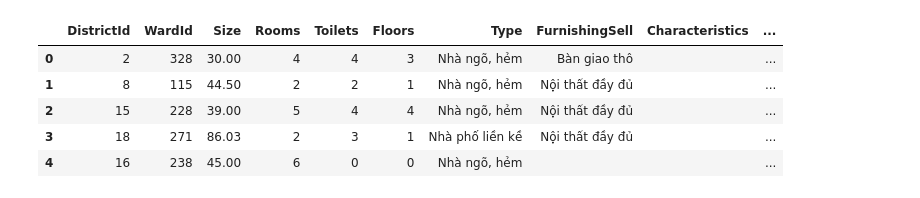
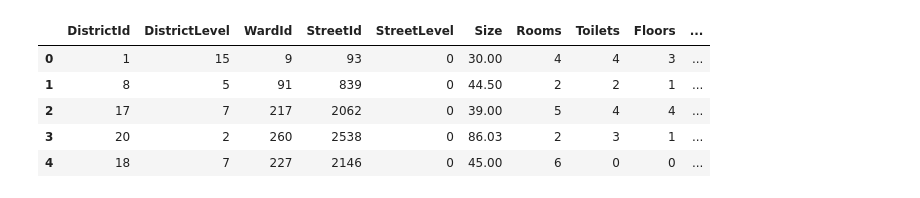
Before and after one commit to NND24/realEstatePredict, a Jupyter notebook: nhaTotPredict/nhaO/DuDoanNhaO.ipynb, the cells around one changed output. Cells and saved outputs as stored; diff of their text form; code cells hidden in the pictures.

Commit message:
Add street

```diff
--- a/nhaTotPredict/nhaO/DuDoanNhaO.ipynb
+++ b/nhaTotPredict/nhaO/DuDoanNhaO.ipynb
@@ -395,0 +3496,24 @@ def convert_ward_to_wardId(ward, districtId):
+# %%
+def map_district_level(DistrictId):
+    if DistrictId in [1]:
+        return 15
+    elif DistrictId in [3, 5]:
+        return 11
+    elif DistrictId in [10]:
+        return 10
+    elif DistrictId in [11,15,17,18]:
+        return 7
+    elif DistrictId in [19,6,16,2]:
+        return 6
+    elif DistrictId in [7,8]:
+        return 5
+    elif DistrictId in [13,14]:
+        return 4
+    elif DistrictId in [24,12,4,9]:
+        return 3
+    elif DistrictId in [20,21,23]:
+        return 2
+    elif DistrictId in [22]:
+        return 1
+    else:
+        return 0
@@ -404,10 +3604,12 @@ if 'address' in df1.columns:
     df1 = df1[~df1['address'].str.contains('Cập nhật', case=False, na=False)]
 
     # Split the 'address' into multiple parts based on ', ' and take the last two columns (district and province)
-    df1[['ward','district', 'province']] = df1['address'].apply(lambda x: pd.Series(x.split(', ')[-3:]))
+    df1[['street','ward','district', 'province']] = df1['address'].apply(lambda x: pd.Series(x.split(', ')[-4:]))
 
     # Remove "Tp " from the beginning of the 'province' column
     df1['province'] = df1['province'].str.replace(r'^Tp\s+', '', regex=True)
+
+    df1['street'] = df1['street'].str.replace(r'^\s*Đường(?!\s*(\d|số))', '', regex=True)
 
     # Drop the 'address' column after splitting
     df1.drop(columns=['address'], inplace=True)
@@ -418,11 +3620,27 @@ df1['DistrictId'] = df1['district'].apply(convert_district_to_districtId)
 # Thay thế np.nan bằng 0, sau đó chuyển cột thành kiểu int
 df1['DistrictId'] = df1['DistrictId'].fillna(0).astype(int)
 
+df1['DistrictLevel'] = df1['DistrictId'].apply(map_district_level)
+df1['DistrictLevel'] = df1['DistrictLevel'].fillna(0).astype(int)
+
 # Áp dụng hàm để chuyển đổi ward thành wardId
 df1['WardId'] = df1.apply(lambda row: convert_ward_to_wardId(row['ward'], row['DistrictId']), axis=1)
 
 # Chuyển đổi thành kiểu số nguyên nếu cần
 df1['WardId'] = df1['WardId'].fillna(0).astype(int)
+
+df1['street'] = df1['street'].str.strip()
+
+# Áp dụng hàm để chuyển đổi street thành streetId
+df1['StreetId'] = df1.apply(lambda row: convert_street_to_streetId(row['street'], row['WardId']), axis=1)
+
+# Chuyển đổi thành kiểu số nguyên nếu cần
+df1['StreetId'] = df1['StreetId'].fillna(0).astype(int)
+
+df1['StreetLevel'] = df1['StreetId'].apply(map_street_level)
+df1['StreetLevel'] = df1['StreetLevel'].fillna(0).astype(int)
+
+df1 = df1.query('DistrictId != 0 and WardId != 0 and StreetId != 0')
 
 # Drop rows where price is "Giá thỏa thuận"
 df1 = df1[df1['price'] != "Giá thỏa thuận"]
@@ -486,39 +3704,40 @@ df1['Rooms'] = df1['rooms']
 df1['Toilets'] = df1['toilets']
 df1['Floors'] = df1['floors']
 df1['Type'] = df1['house_type']
 df1['FurnishingSell'] = df1['furnishing_sell']
 df1['Characteristics'] = df1['pty_characteristics']
 df1['Urgent'] = df1['title'].apply(lambda x: 1 if 'gấp' in x.lower() or 'ngộp' in x.lower() else 0).astype(int)
 df1['Price'] = df1['price']
 
 df1.drop(columns=['pty_characteristics'], inplace=True)
 df1.drop(columns=['ward'], inplace=True)
 df1.drop(columns=['district'], inplace=True)
+df1.drop(columns=['street'], inplace=True)
 df1.drop(columns=['furnishing_sell'], inplace=True)
 df1.drop(columns=['rooms'], inplace=True)
 df1.drop(columns=['toilets'], inplace=True)
 df1.drop(columns=['floors'], inplace=True)
 df1.drop(columns=['size'], inplace=True)
 df1.drop(columns=['price'], inplace=True)
 df1.drop(columns=['house_type'], inplace=True)
 df1.drop(columns=['price_m2'], inplace=True)
 df1.drop(columns=['property_legal_document'], inplace=True)
 df1.drop(columns=['direction'], inplace=True)
 df1.drop(columns=['width'], inplace=True)
 df1.drop(columns=['length'], inplace=True)
 df1.drop(columns=['living_size'], inplace=True)
 df1.drop(columns=['province'], inplace=True)
 df1.drop(columns=['title'], inplace=True)
 
 # Display the updated DataFrame
 df1.head()
 # %% [output]
-|  | DistrictId | WardId | Size | Rooms | Toilets | Floors | Type | FurnishingSell | Characteristics | ... |
-| 0 | 2 | 328 | 30.00 | 4 | 4 | 3 | Nhà ngõ, hẻm | Bàn giao thô |  | ... |
-| 1 | 8 | 115 | 44.50 | 2 | 2 | 1 | Nhà ngõ, hẻm | Nội thất đầy đủ |  | ... |
-| 2 | 15 | 228 | 39.00 | 5 | 4 | 4 | Nhà ngõ, hẻm | Nội thất đầy đủ |  | ... |
-| 3 | 18 | 271 | 86.03 | 2 | 3 | 1 | Nhà phố liền kề | Nội thất đầy đủ |  | ... |
-| 4 | 16 | 238 | 45.00 | 6 | 0 | 0 | Nhà ngõ, hẻm |  |  | ... |
+|  | DistrictId | DistrictLevel | WardId | StreetId | StreetLevel | Size | Rooms | Toilets | Floors | ... |
+| 0 | 1 | 15 | 9 | 93 | 0 | 30.00 | 4 | 4 | 3 | ... |
+| 1 | 8 | 5 | 91 | 839 | 0 | 44.50 | 2 | 2 | 1 | ... |
+| 2 | 17 | 7 | 217 | 2062 | 0 | 39.00 | 5 | 4 | 4 | ... |
+| 3 | 20 | 2 | 260 | 2538 | 0 | 86.03 | 2 | 3 | 1 | ... |
+| 4 | 18 | 7 | 227 | 2146 | 0 | 45.00 | 6 | 0 | 0 | ... |
 # %%
 # Kiểm tra giá trị thiếu
 print(df1.isnull().sum())
```
Also changed, not shown: parts of 12 cells of this notebook, 6 other files.
